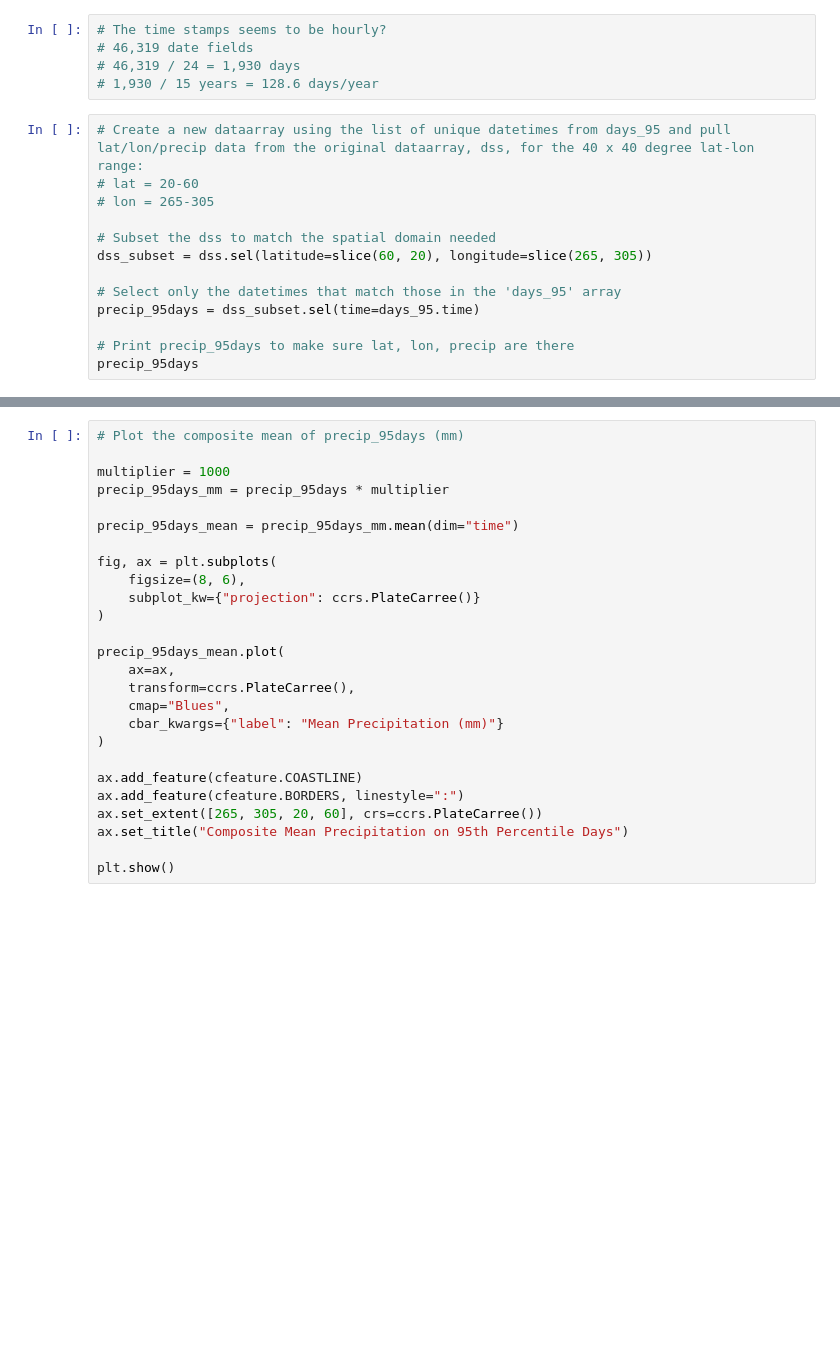
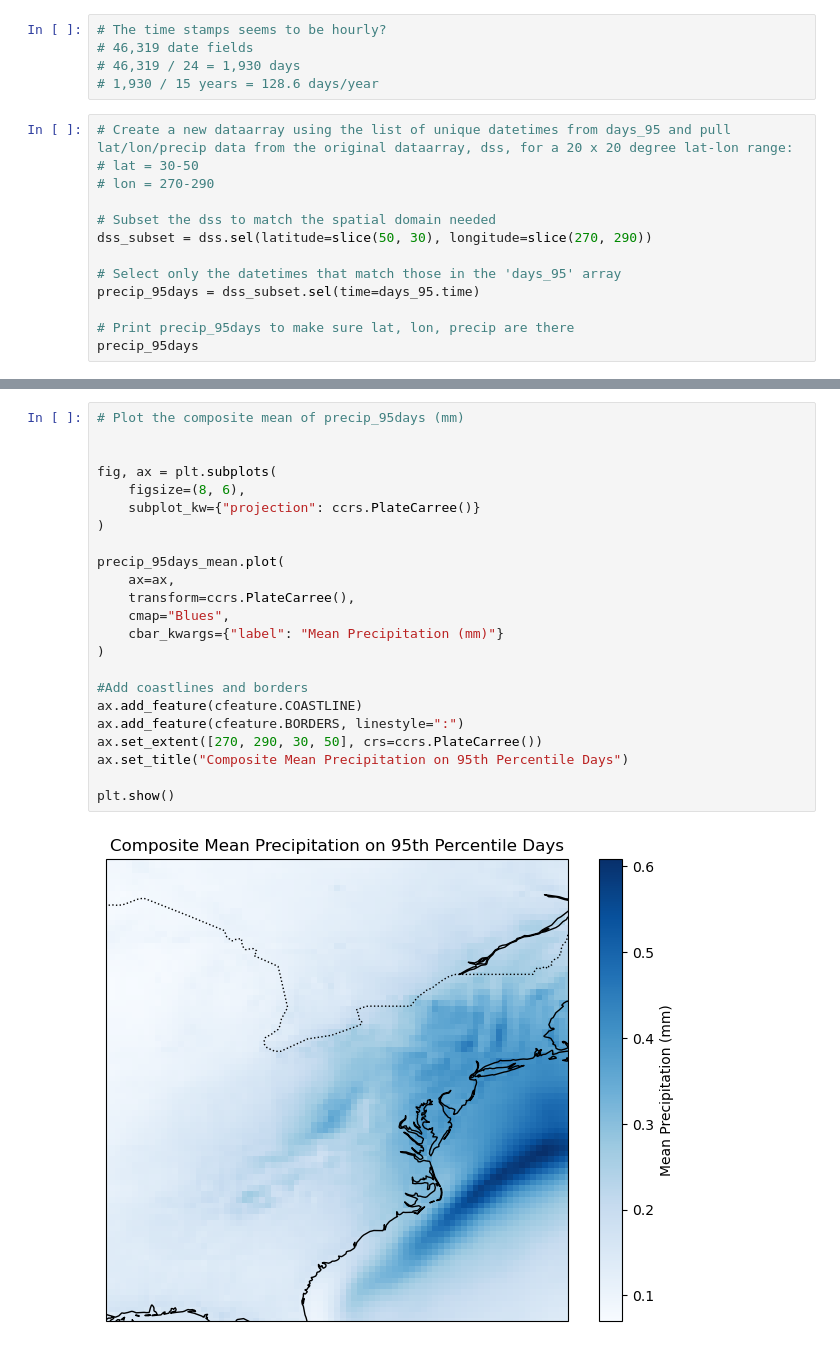
Before and after one commit to hildebr1/ATMS-523-Module-2, a Jupyter notebook: Module2Assignment.ipynb, the cells around one changed output, grey strips where cells are left out. Saved outputs shown, nothing was run; the diff lists cells and outputs as text; blank space fills up the shorter version.

```diff
--- a/Module2Assignment.ipynb
+++ b/Module2Assignment.ipynb
@@ -267,12 +267,12 @@ Coordinates:
 # 46,319 / 24 = 1,930 days
 # 1,930 / 15 years = 128.6 days/year
 # %%
-# Create a new dataarray using the list of unique datetimes from days_95 and pull lat/lon/precip data from the original dataarray, dss, for the 40 x 40 degree lat-lon range:
-# lat = 20-60
-# lon = 265-305
+# Create a new dataarray using the list of unique datetimes from days_95 and pull lat/lon/precip data from the original dataarray, dss, for a 20 x 20 degree lat-lon range:
+# lat = 30-50
+# lon = 270-290
 
 # Subset the dss to match the spatial domain needed
-dss_subset = dss.sel(latitude=slice(60, 20), longitude=slice(265, 305))
+dss_subset = dss.sel(latitude=slice(50, 30), longitude=slice(270, 290))
 
 # Select only the datetimes that match those in the 'days_95' array
 precip_95days = dss_subset.sel(time=days_95.time)
@@ -295,26 +324,25 @@ Attributes:
 # %%
 # Plot the composite mean of precip_95days (mm)
 
-multiplier = 1000
-precip_95days_mm = precip_95days * multiplier
-
-precip_95days_mean = precip_95days_mm.mean(dim="time")
 
 fig, ax = plt.subplots(
     figsize=(8, 6),
     subplot_kw={"projection": ccrs.PlateCarree()}
 )
 
 precip_95days_mean.plot(
     ax=ax,
     transform=ccrs.PlateCarree(),
     cmap="Blues",
     cbar_kwargs={"label": "Mean Precipitation (mm)"}
 )
 
+#Add coastlines and borders
 ax.add_feature(cfeature.COASTLINE)
 ax.add_feature(cfeature.BORDERS, linestyle=":")
-ax.set_extent([265, 305, 20, 60], crs=ccrs.PlateCarree())
+ax.set_extent([270, 290, 30, 50], crs=ccrs.PlateCarree())
 ax.set_title("Composite Mean Precipitation on 95th Percentile Days")
 
 plt.show()
+# %% [output]
+[figure, added]
```
Also changed, not shown: parts of 6 cells of this notebook.
